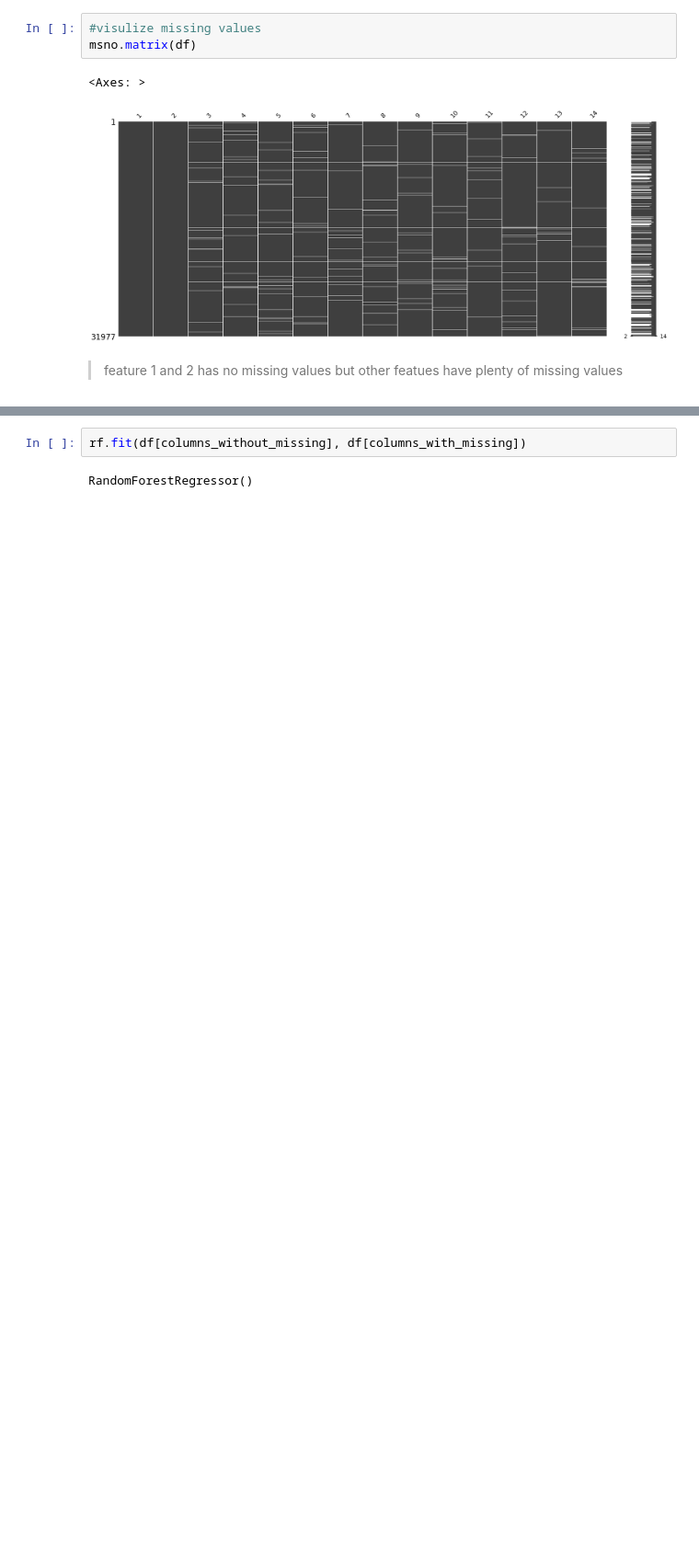
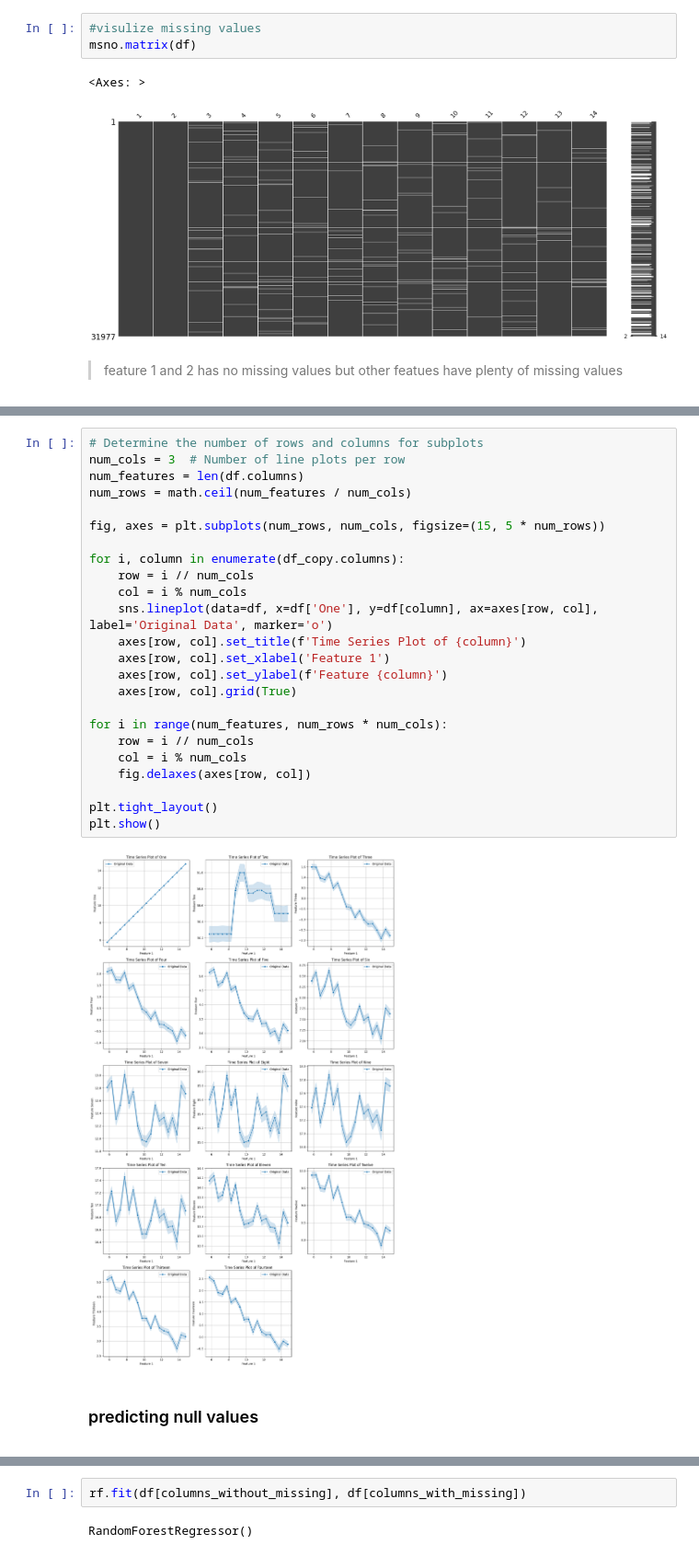
Before and after one commit to Behnekoogol/Time-series-Dataset, a Jupyter notebook: Lab.ipynb, the cells around one changed output, grey strips where cells are left out. Shown at 92% size. Saved outputs shown, nothing was run; the diff lists cells and outputs as text; blank space fills up the shorter version.

```diff
--- a/Lab.ipynb
+++ b/Lab.ipynb
@@ -294 +378,30 @@ Index(['one', 'two', 'three', 'four', 'five', 'six', 'seven', 'eight', 'nine',
+# %%
+# Determine the number of rows and columns for subplots
+num_cols = 3  # Number of line plots per row
+num_features = len(df.columns)
+num_rows = math.ceil(num_features / num_cols)
+
+fig, axes = plt.subplots(num_rows, num_cols, figsize=(15, 5 * num_rows))
+
+for i, column in enumerate(df_copy.columns):
+    row = i // num_cols
+    col = i % num_cols
+    sns.lineplot(data=df, x=df['One'], y=df[column], ax=axes[row, col], label='Original Data', marker='o')
+    axes[row, col].set_title(f'Time Series Plot of {column}')
+    axes[row, col].set_xlabel('Feature 1')
+    axes[row, col].set_ylabel(f'Feature {column}')
+    axes[row, col].grid(True)
+
+for i in range(num_features, num_rows * num_cols):
+    row = i // num_cols
+    col = i % num_cols
+    fig.delaxes(axes[row, col])
+
+plt.tight_layout()
+plt.show()
+# %% [output]
+[figure, added]
+# %% [markdown]
+### predicting null values
+<a id="predicting-null-values"></a>
 # %% [markdown]
```
Also changed, not shown: parts of 39 cells of this notebook.
